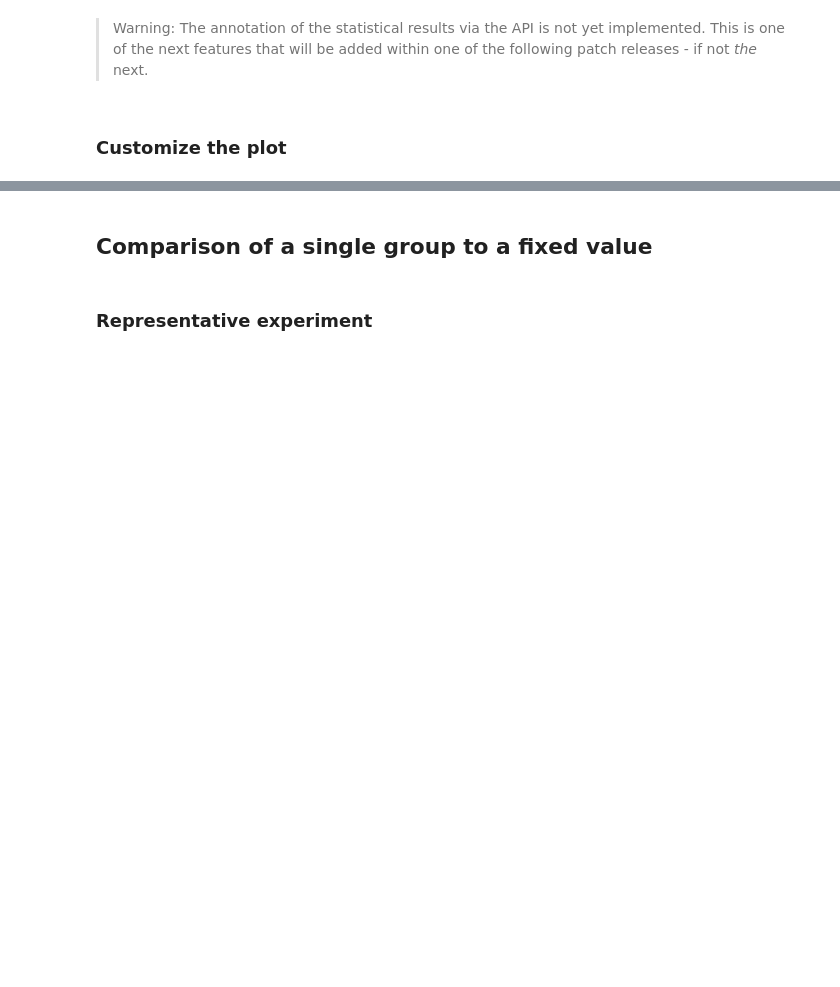
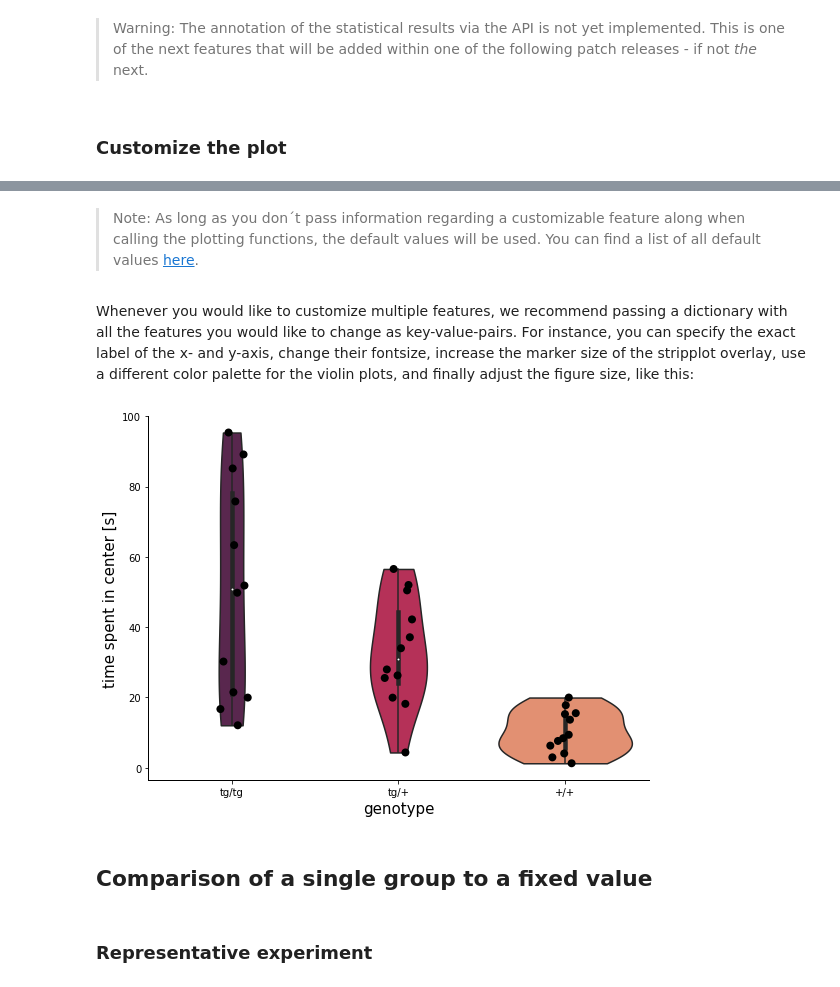
Before and after one commit to Defense-Circuits-Lab/stats_n_plots, a Jupyter notebook: 03_api_tutorial.ipynb, the cells around one changed output, grey strips where cells are left out. Cells and saved outputs as stored; diff of their text form; code cells hidden in the pictures; blank space fills up the shorter version.

```diff
--- a/03_api_tutorial.ipynb
+++ b/03_api_tutorial.ipynb
@@ -107,16 +128,22 @@ For instance, you can specify the exact label of the x- and y-axis, change their
+# %% [markdown]
+> Note: As long as you don´t pass information regarding a customizable feature along when calling the plotting functions, the default values will be used. You can find a list of all default values [here](https://dsegebarth.github.io/dcl_stats_n_plots/plots.html).
+# %% [markdown]
+Whenever you would like to customize multiple features, we recommend passing a dictionary with all the features you would like to change as key-value-pairs. For instance, you can specify the exact label of the x- and y-axis, change their fontsize, increase the marker size of the stripplot overlay, use a different color palette for the violin plots, and finally adjust the figure size, like this:
 # %%
 # Specify the parameters you would like to customize:
 params = {'yaxis_label_text': 'time spent in center [s]',
           'yaxis_label_fontsize': 15,
           'xaxis_label_text': 'genotype',
           'xaxis_label_fontsize': 15,
           'marker_size': 8,
           'color_palette': 'rocket',
           'fig_width': 20,
           'fig_height': 15}
 
 # Pass the dictionary as 'params' when calling the plotting function
-plots.plot_independent_samples(df, plot_type = 'violinplot with stripplot overlay', params = params)
+plots.plot_independent_samples(df, plot_type = 'violinplot with stripplot overlay', **params)
+# %% [output]
+[figure, added]
 # %% [markdown]
 ## Comparison of a single group to a fixed value
 # %% [markdown]
```
Also changed, not shown: parts of 18 cells of this notebook, 5 other files.
